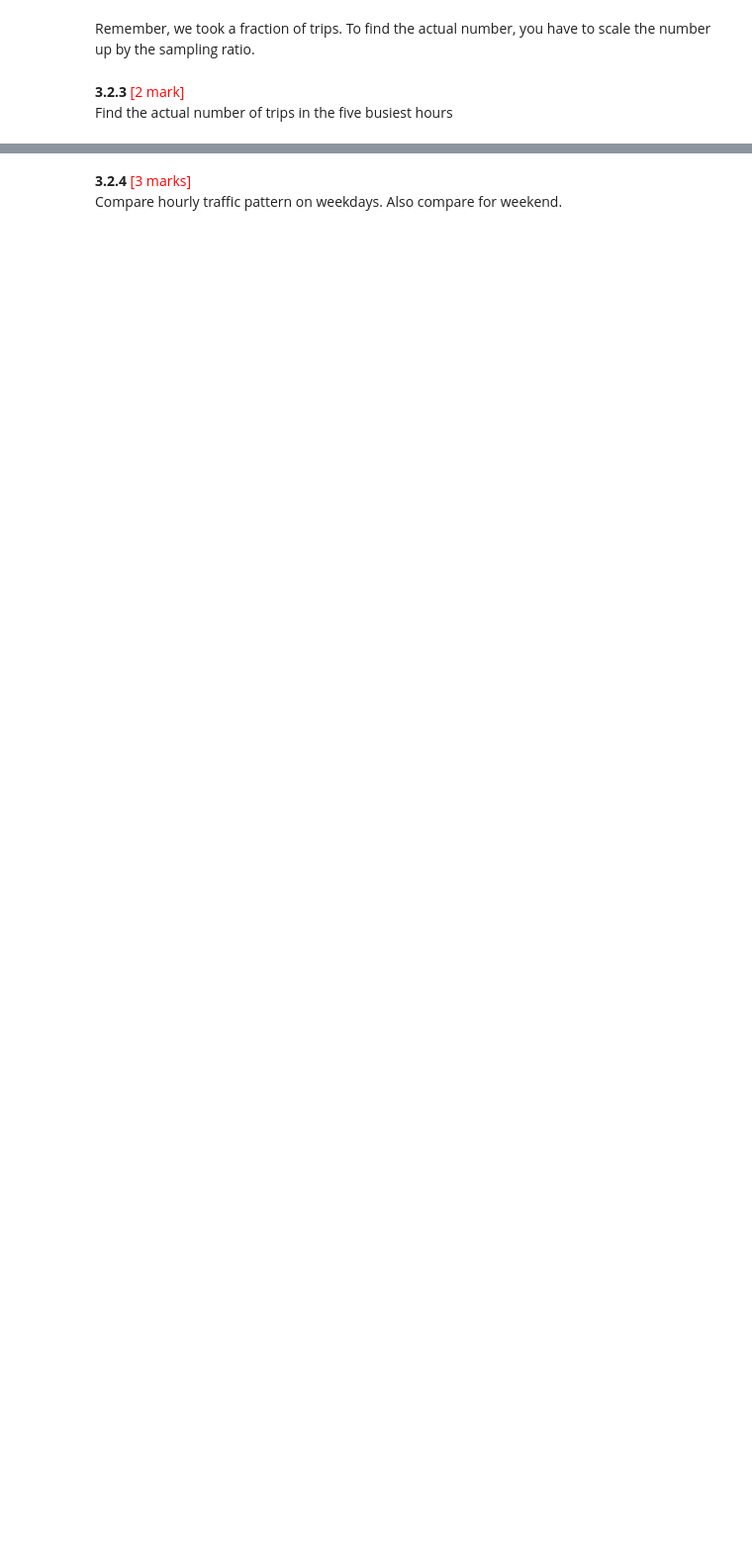
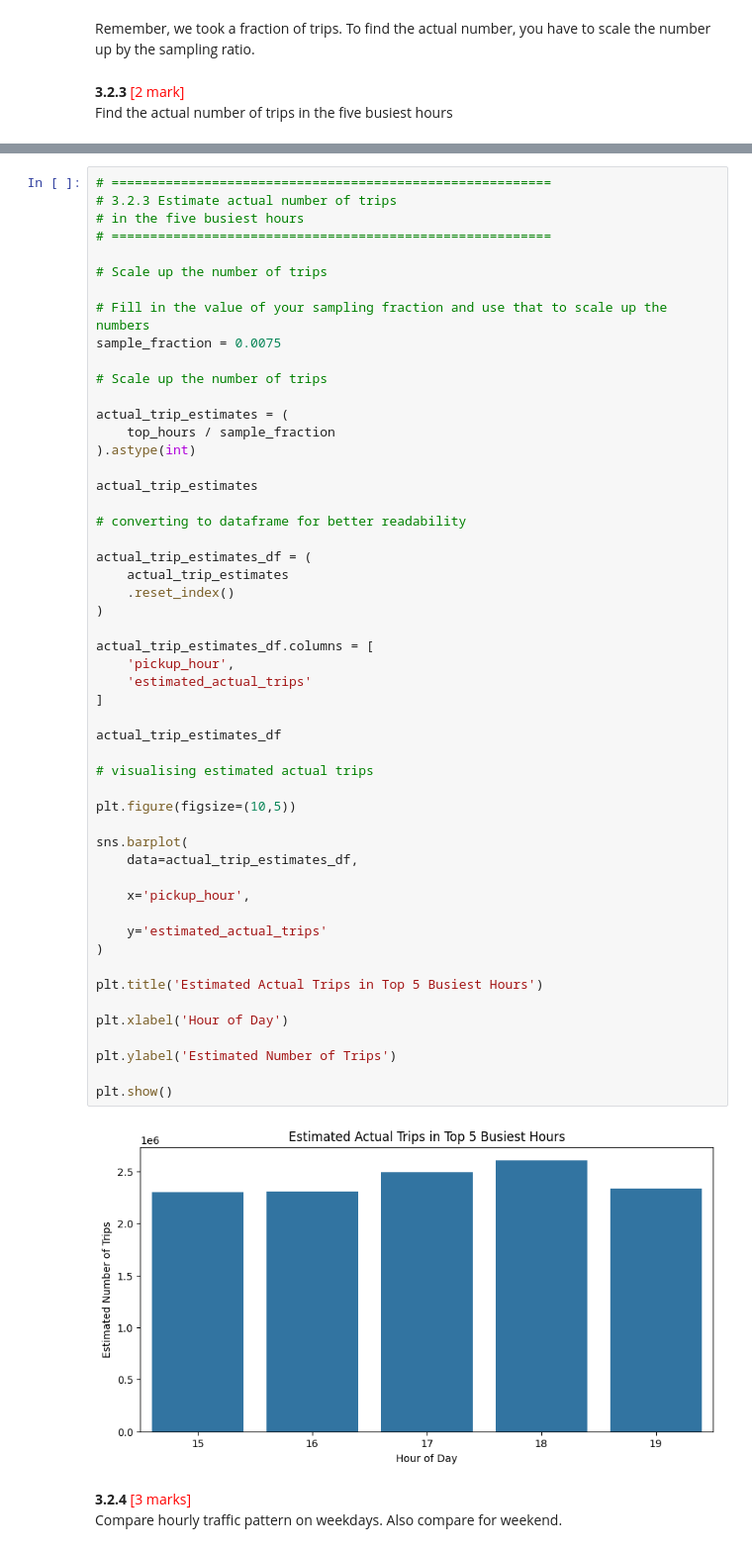
Before and after one commit to viswanathamveluri/epg-appliedai, a Jupyter notebook: assessment/EDA_Assg_NYC_Taxi_Starter.ipynb, the cells around one changed output, grey strips where cells are left out. Shown at 99% size. Drawn from its saved outputs; the diff is of its cells as text; blank space fills up the shorter version.

```diff
--- a/assessment/EDA_Assg_NYC_Taxi_Starter.ipynb
+++ b/assessment/EDA_Assg_NYC_Taxi_Starter.ipynb
@@ -2321,3 +2513,57 @@ sample_fraction =
+# %%
+# =========================================================
+# 3.2.3 Estimate actual number of trips
+# in the five busiest hours
+# =========================================================
+
+# Scale up the number of trips
+
+# Fill in the value of your sampling fraction and use that to scale up the numbers
+sample_fraction = 0.0075
+
+# Scale up the number of trips
+
+actual_trip_estimates = (
+    top_hours / sample_fraction
+).astype(int)
+
+actual_trip_estimates
+
+# converting to dataframe for better readability
+
+actual_trip_estimates_df = (
+    actual_trip_estimates
+    .reset_index()
+)
+
+actual_trip_estimates_df.columns = [
+    'pickup_hour',
+    'estimated_actual_trips'
+]
+
+actual_trip_estimates_df
+
+# visualising estimated actual trips
+
+plt.figure(figsize=(10,5))
+
+sns.barplot(
+    data=actual_trip_estimates_df,
+
+    x='pickup_hour',
+
+    y='estimated_actual_trips'
+)
+
+plt.title('Estimated Actual Trips in Top 5 Busiest Hours')
+
+plt.xlabel('Hour of Day')
+
+plt.ylabel('Estimated Number of Trips')
+
+plt.show()
+# %% [output]
+[figure, added]
 # %% [markdown]
 **3.2.4** <font color = red>[3 marks]</font> <br>
 Compare hourly traffic pattern on weekdays. Also compare for weekend.
```
Also changed, not shown: parts of 9 cells of this notebook.
